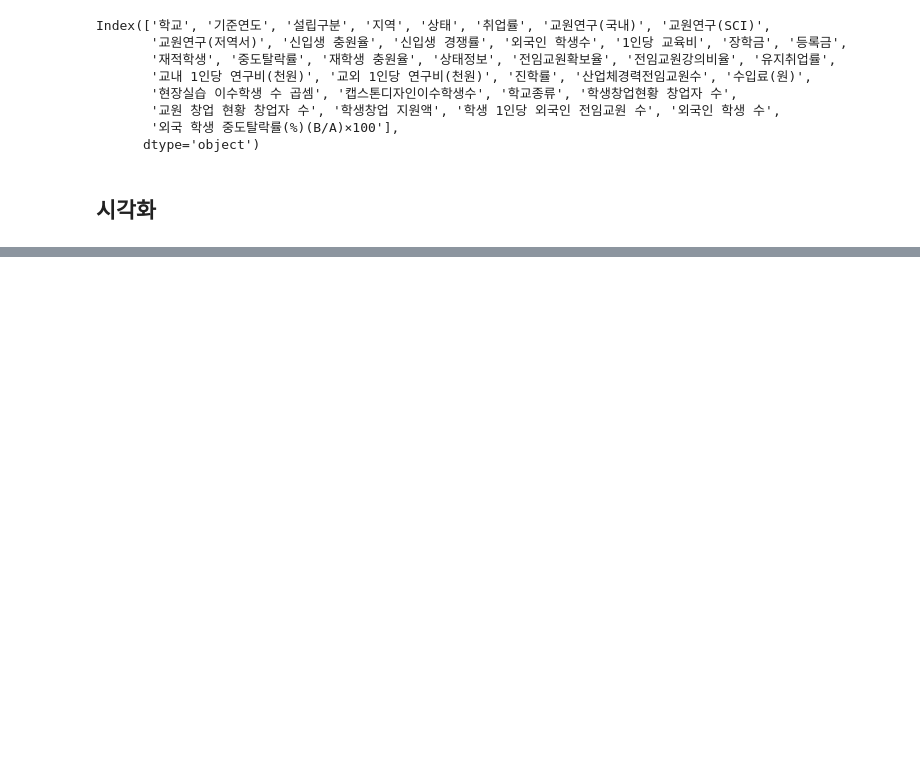
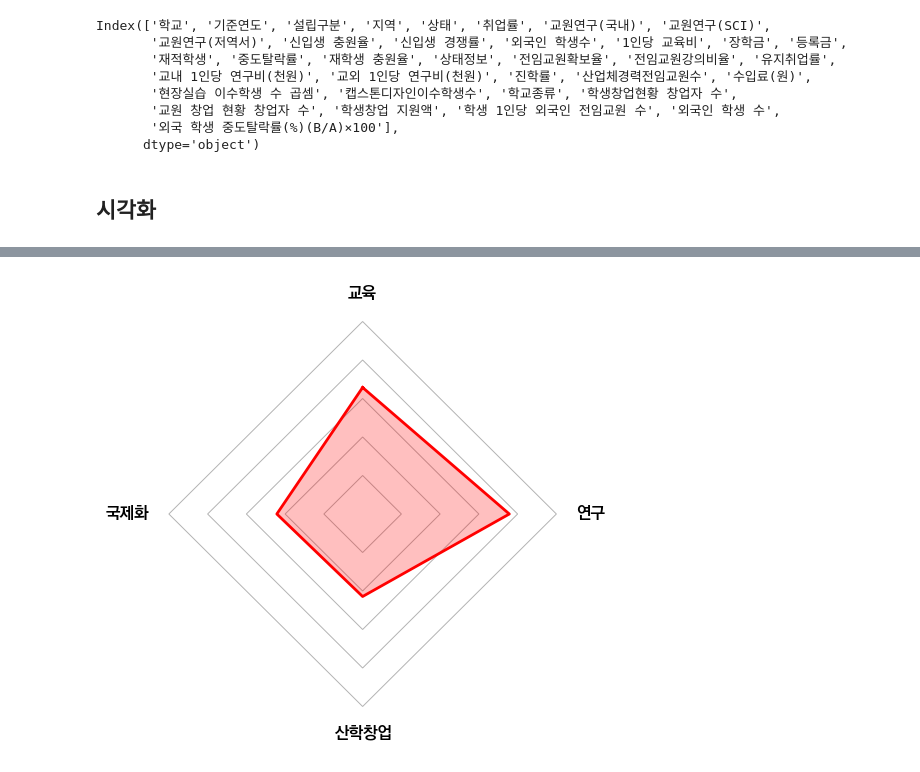
Before and after one commit to YOON00207/Spider_Chart_for_Univ, a Jupyter notebook: 8페이지대학역량측면.ipynb, the cells around one changed output, grey strips where cells are left out. Cells and saved outputs as stored; diff of their text form; code cells hidden in the pictures; blank space fills up the shorter version.

```diff
--- a/8페이지대학역량측면.ipynb
+++ b/8페이지대학역량측면.ipynb
@@ -714,0 +892,48 @@ plt.show()
+# %%
+import matplotlib.pyplot as plt
+import numpy as np
+from matplotlib.patches import Polygon
+
+labels = ["교육", "연구", "산학창업", "국제화"]
+values = [5.16, 5.23, 5.00, 5.01]
+
+# 값 범위
+vmin, vmax = 4.7, 5.4
+vals_norm = [(v - vmin) / (vmax - vmin) for v in values]
+
+# 좌표 (사각형 기준: 위/오른/아래/왼쪽)
+points = [
+    (0, vals_norm[0]),  # 교육 = 위
+    (vals_norm[1], 0),  # 연구 = 오른쪽
+    (0, -vals_norm[2]), # 산학창업 = 아래
+    (-vals_norm[3], 0), # 국제화 = 왼쪽
+]
+
+# 닫힌 다각형
+points = np.array(points + [points[0]])
+
+fig, ax = plt.subplots(figsize=(6,6))
+ax.set_facecolor("#F2F2F2")
+
+# 배경 격자 (다이아몬드 모양 여러 개)
+for r in np.linspace(0.2, 1, 5):
+    poly = Polygon([(0,r),(r,0),(0,-r),(-r,0)], closed=True,
+                   fill=False, edgecolor="gray", linewidth=0.7, alpha=0.6)
+    ax.add_patch(poly)
+
+# 데이터
+ax.plot(points[:,0], points[:,1], color="red", linewidth=2)
+ax.fill(points[:,0], points[:,1], color="red", alpha=0.25)
+
+# 라벨
+ax.text(0,1.1,"교육",ha="center",va="bottom",fontsize=12,fontweight="bold")
+ax.text(1.1,0,"연구",ha="left",va="center",fontsize=12,fontweight="bold")
+ax.text(0,-1.1,"산학창업",ha="center",va="top",fontsize=12,fontweight="bold")
+ax.text(-1.1,0,"국제화",ha="right",va="center",fontsize=12,fontweight="bold")
+
+ax.set_xlim(-1.2,1.2)
+ax.set_ylim(-1.2,1.2)
+ax.axis("off")
+plt.show()
+# %% [output]
+[figure, added]
```
Also changed, not shown: parts of 2 cells of this notebook, 3 other files.
